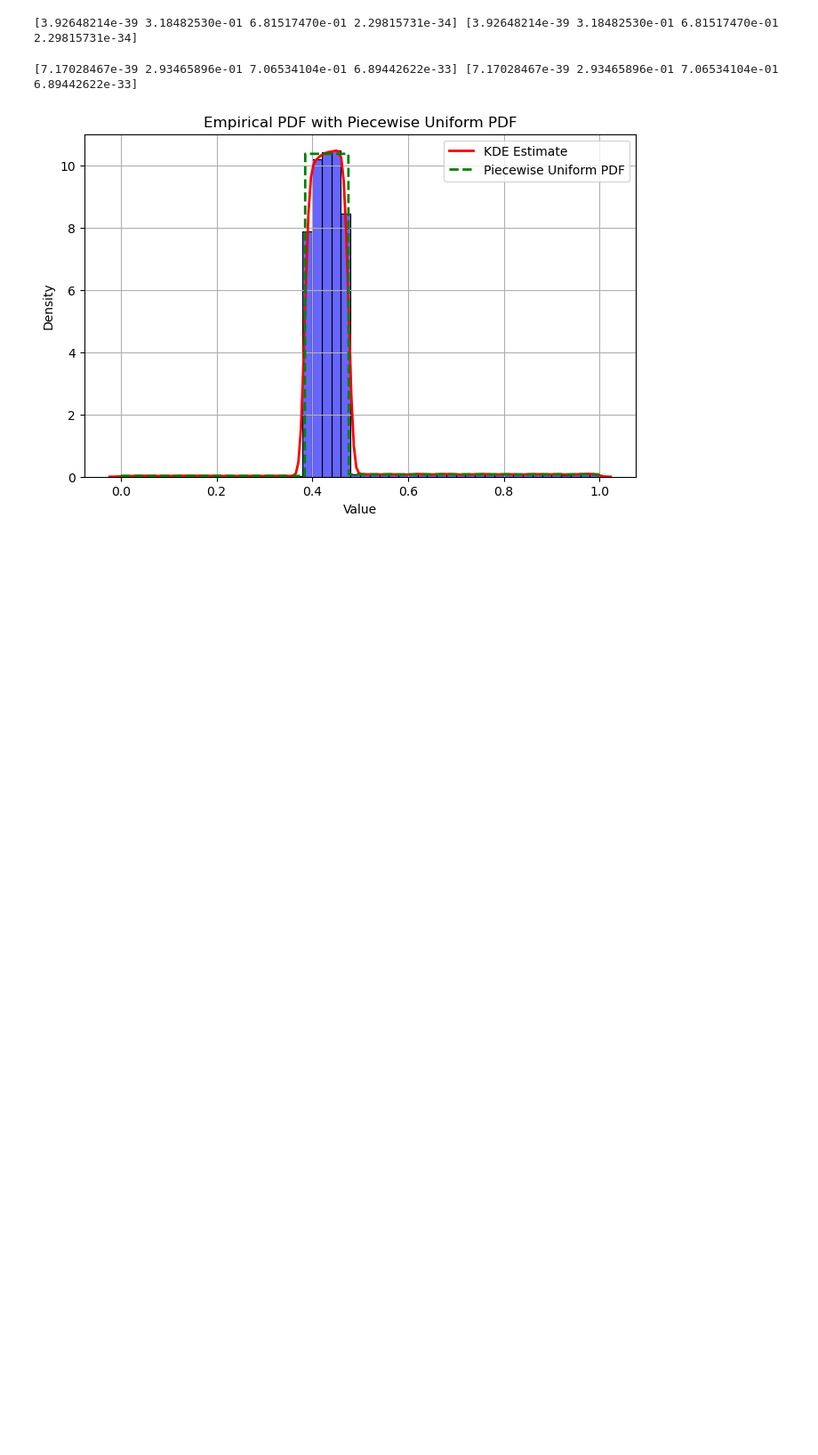
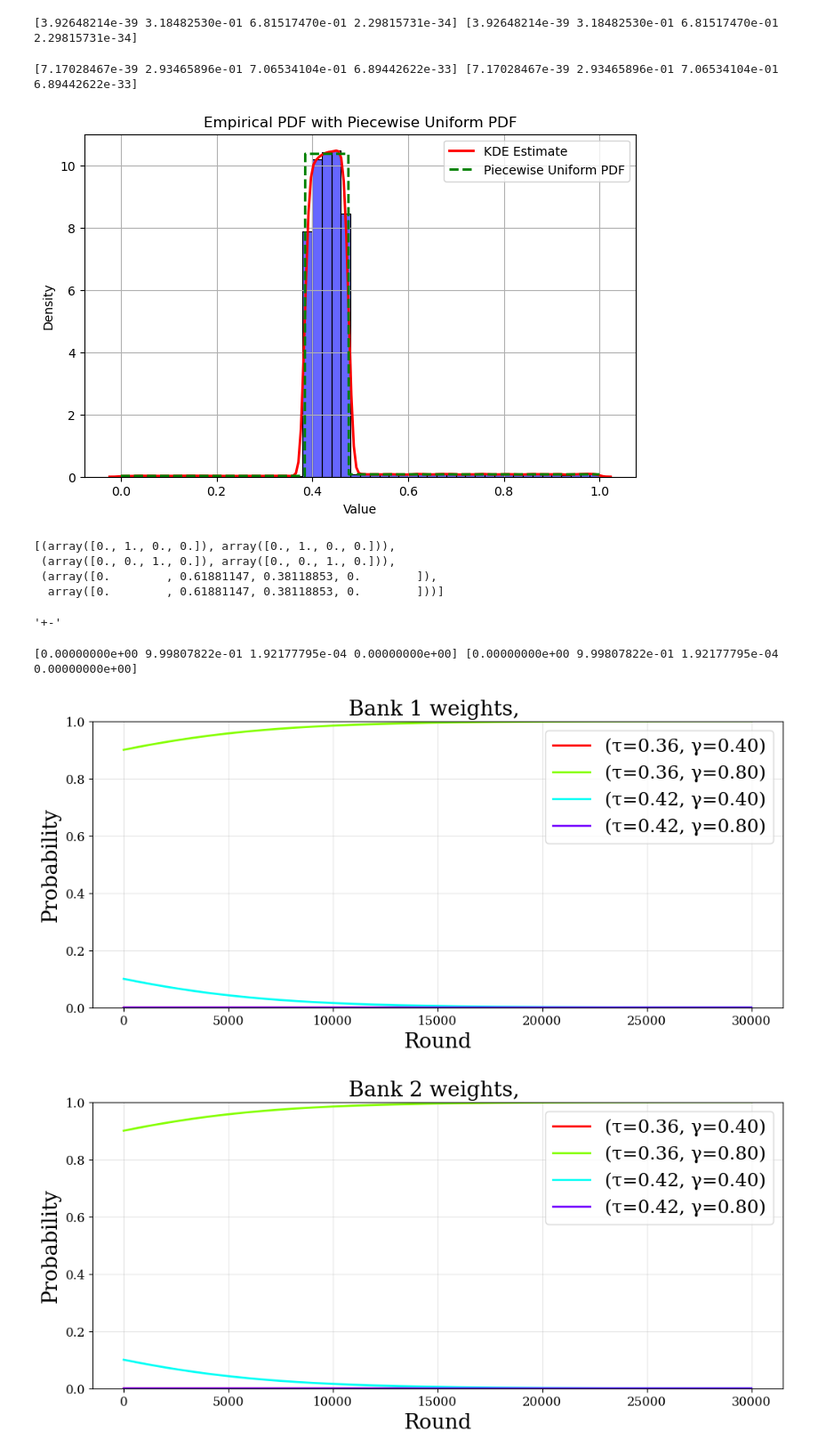
Before and after one commit to krishnacharya/bankgame, a Jupyter notebook: notebooks/Game_2gammas_DynamicsCurves_4epsiloncases.ipynb, the cells around one changed output. Shown at 89% size. Saved outputs shown, nothing was run; the diff lists cells and outputs as text; code cells hidden in the pictures; blank space fills up the shorter version.

```diff
--- a/notebooks/Game_2gammas_DynamicsCurves_4epsiloncases.ipynb
+++ b/notebooks/Game_2gammas_DynamicsCurves_4epsiloncases.ipynb
@@ -488,0 +489,22 @@ plot_empirical_pdf(samples, piecewise_uniform_pdf, tau_l, tau_h)
+# %%
+# mu, sigma = 0.4, 0.1
+# mu, sigma = 0.2, 0.2
+mu, sigma = 0.1, 0.2
+gamma_l, gamma_h = 0.4, 0.8
+taus = sorted([1 / (2 + gamma) for gamma in [gamma_l, gamma_h]])
+# %%
+tg = TruncatedGaussian(mu=mu, sigma=sigma)
+gtm = GameTrueMatrix2by2(gammas=[gamma_l, gamma_h], taus=taus, dist=tg)
+# %%
+gtm.NE_se
+# %% [output]
+[(array([0., 1., 0., 0.]), array([0., 1., 0., 0.])),
+ (array([0., 0., 1., 0.]), array([0., 0., 1., 0.])),
+ (array([0.        , 0.61881147, 0.38118853, 0.        ]),
+  array([0.        , 0.61881147, 0.38118853, 0.        ]))]
+# %%
+T = 30000
+# %%
+gtm.eps_case
+# %% [output]
+'+-'
@@ -488,0 +571,10 @@ plot_empirical_pdf(samples, piecewise_uniform_pdf, tau_l, tau_h)
+# %%
+b1,b2,gammas,taus = gtm.run_hedge(T=T, p_b1=p_a, p_b2=p_b, eta=eta)
+print(b1[-1], b2[-1])
+# %% [output]
+[0.00000000e+00 9.99807822e-01 1.92177795e-04 0.00000000e+00] [0.00000000e+00 9.99807822e-01 1.92177795e-04 0.00000000e+00]
+# %%
+plot_game_probability2((b1,b2,gammas,taus), save_dir, figsize=(12, 5), file_prefix='')
+# %% [output]
+[figure, added]
+[figure, added]
```
Also changed, not shown: parts of 3 cells of this notebook, 2 other files.
